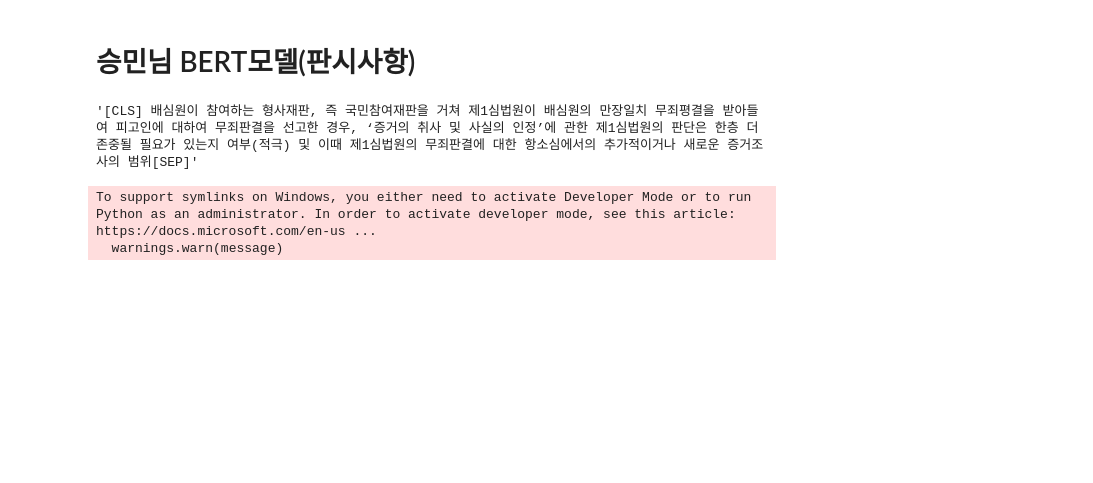
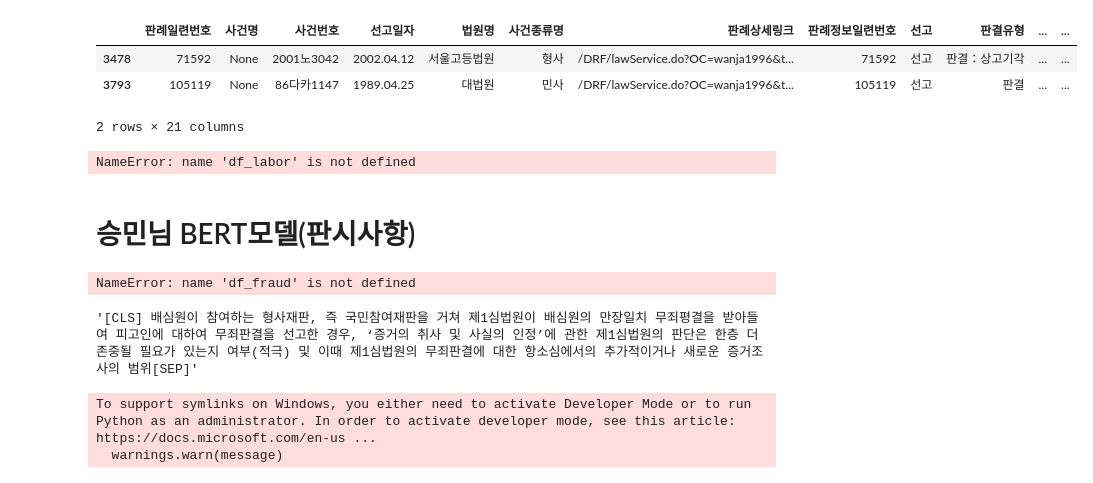
Before and after one commit to sesac-NoF/NoF, a Jupyter notebook: kobert_js.ipynb, the cells around one changed output. Cells and saved outputs as stored; diff of their text form; code cells hidden in the pictures; blank space fills up the shorter version.

```diff
--- a/kobert_js.ipynb
+++ b/kobert_js.ipynb
@@ -30,0 +75,7 @@ memory usage: 686.2+ KB
+# %%
+df_fraud[df_fraud['사건명'].isnull()]
+# %% [output]
+|  | 판례일련번호 | 사건명 | 사건번호 | 선고일자 | 법원명 | 사건종류명 | 판례상세링크 | 판례정보일련번호 | 선고 | 판결유형 | ... | ... |
+| 3478 | 71592 | None | 2001노3042 | 2002.04.12 | 서울고등법원 | 형사 | /DRF/lawService.do?OC=wanja1996&t... | 71592 | 선고 | 판결：상고기각 | ... | ... |
+| 3793 | 105119 | None | 86다카1147 | 1989.04.25 | 대법원 | 민사 | /DRF/lawService.do?OC=wanja1996&t... | 105119 | 선고 | 판결 | ... | ... |
+2 rows × 21 columns
@@ -31,5 +103,13 @@ memory usage: 686.2+ KB
+# %%
+df_labor.info()
+# %% [output]
+NameError: name 'df_labor' is not defined
 # %% [markdown]
 # 승민님 BERT모델(판시사항)
+# %%
+print(df_fraud['판시사항'].iloc[10])
+# %% [output]
+NameError: name 'df_fraud' is not defined
 # %%
 df_fraud['모델용_문장'] = "[CLS]" + df_fraud['판시사항'] + "[SEP]"
 # %%
```
Also changed, not shown: parts of 13 cells of this notebook, 5 other files.
